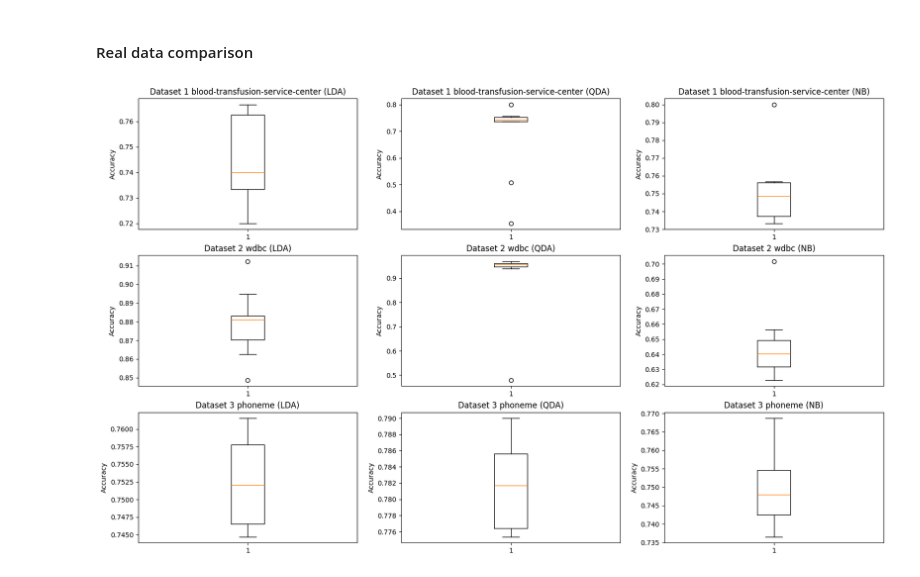
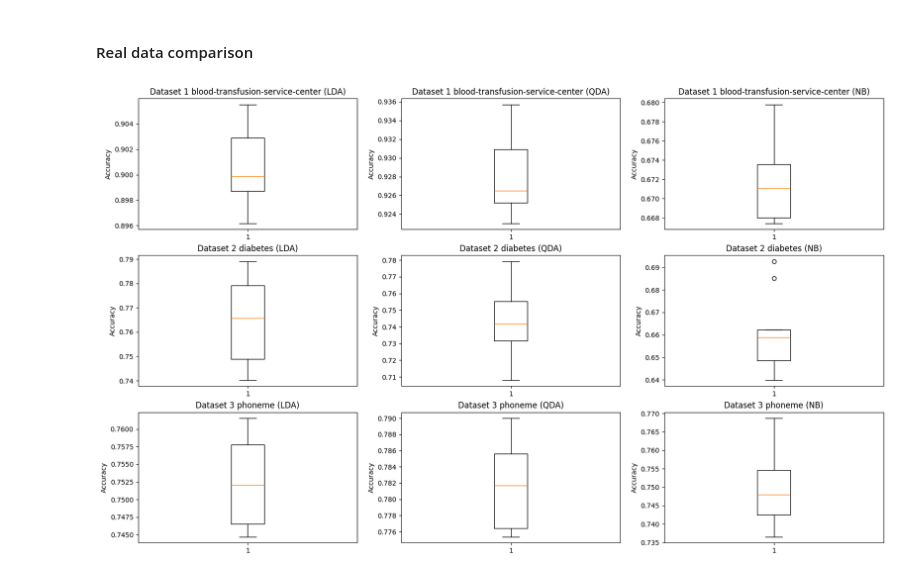
Before and after one commit to PrusWielki/adv-machine-learning-proj-1, a Jupyter notebook: solution.ipynb, the cells around one changed output. Drawn from its saved outputs; the diff is of its cells as text; code cells hidden in the pictures.

Commit message:
update real data

```diff
--- a/solution.ipynb
+++ b/solution.ipynb
@@ -433,13 +441,13 @@ qda=QDA()
 nb=NB()
 
 
-raw_data = loadarff("C:/Users/prusak.patryk/Projects/Uni/adv-machine-learning-proj-1/Datasets/blood-transfusion.arff")
+raw_data = loadarff("C:/Users/prusak.patryk/Projects/Uni/adv-machine-learning-proj-1/Datasets/Rice_Cammeo_Osmancik.arff")
 df_data = pd.DataFrame(raw_data[0])
 df_no_class=df_data.drop('Class',axis=1)
 X = df_no_class.to_numpy()
 y = df_data['Class'].to_numpy()
-y[y==b'2']=1
-y[y==b'1']=0
+y[y==b'Cammeo']=1
+y[y==b'Osmancik']=0
 accuracy={'lda':[],'qda':[],'nb':[]}
 for x in splits:
         X_train, X_test, y_train, y_test = train_test_split(X, y, test_size=x, random_state=42)
@@ -467,13 +475,13 @@ axs[0,2].set_title("Dataset 1 blood-transfusion-service-center (NB)")
 axs[0,2].set_ylabel("Accuracy")
 
 
-raw_data = loadarff("C:/Users/prusak.patryk/Projects/Uni/adv-machine-learning-proj-1/Datasets/wdbc.arff")
+raw_data = loadarff("C:/Users/prusak.patryk/Projects/Uni/adv-machine-learning-proj-1/Datasets/dataset_37_diabetes.arff")
 df_data = pd.DataFrame(raw_data[0])
-df_no_class=df_data.drop('Class',axis=1)
+df_no_class=df_data.drop('class',axis=1)
 X = df_no_class.to_numpy()
-y = df_data['Class'].to_numpy()
-y[y==b'2']=1
-y[y==b'1']=0
+y = df_data['class'].to_numpy()
+y[y==b'tested_positive']=1
+y[y==b'tested_negative']=0
 accuracy={'lda':[],'qda':[],'nb':[]}
 for x in splits:
         X_train, X_test, y_train, y_test = train_test_split(X, y, test_size=x, random_state=42)
@@ -488,15 +496,15 @@ for x in splits:
 
 
 axs[1,0].boxplot(accuracy['lda'])
-axs[1,0].set_title("Dataset 2 wdbc (LDA)")
+axs[1,0].set_title("Dataset 2 diabetes (LDA)")
 axs[1,0].set_ylabel("Accuracy")
 
 axs[1,1].boxplot(accuracy['qda'])
-axs[1,1].set_title("Dataset 2 wdbc (QDA)")
+axs[1,1].set_title("Dataset 2 diabetes (QDA)")
 axs[1,1].set_ylabel("Accuracy")
 
 axs[1,2].boxplot(accuracy['nb'])
-axs[1,2].set_title("Dataset 2 wdbc (NB)")
+axs[1,2].set_title("Dataset 2 diabetes (NB)")
 axs[1,2].set_ylabel("Accuracy")
 
 
@@ -517,31 +525,31 @@ for x in splits:
         accuracy['lda'].append(get_accuracy(lda,X_test,y_test))
 
         qda.fit(X_train,y_train)
         accuracy['qda'].append(get_accuracy(qda,X_test,y_test))
 
         nb.fit(X_train,y_train)
         accuracy['nb'].append(get_accuracy(nb,X_test,y_test))
 
 
 axs[2,0].boxplot(accuracy['lda'])
 axs[2,0].set_title("Dataset 3 phoneme (LDA)")
 axs[2,0].set_ylabel("Accuracy")
 
 axs[2,1].boxplot(accuracy['qda'])
 axs[2,1].set_title("Dataset 3 phoneme (QDA)")
 axs[2,1].set_ylabel("Accuracy")
 
 axs[2,2].boxplot(accuracy['nb'])
 axs[2,2].set_title("Dataset 3 phoneme (NB)")
 axs[2,2].set_ylabel("Accuracy")
 
 
 
 
 
 
 
 plt.savefig('BayesianReal.pdf')
 plt.show()
 # %% [output]
-[figure, old version]
+[figure, new version]
```
Also changed, not shown: parts of 1 cell of this notebook, 4 other files.
